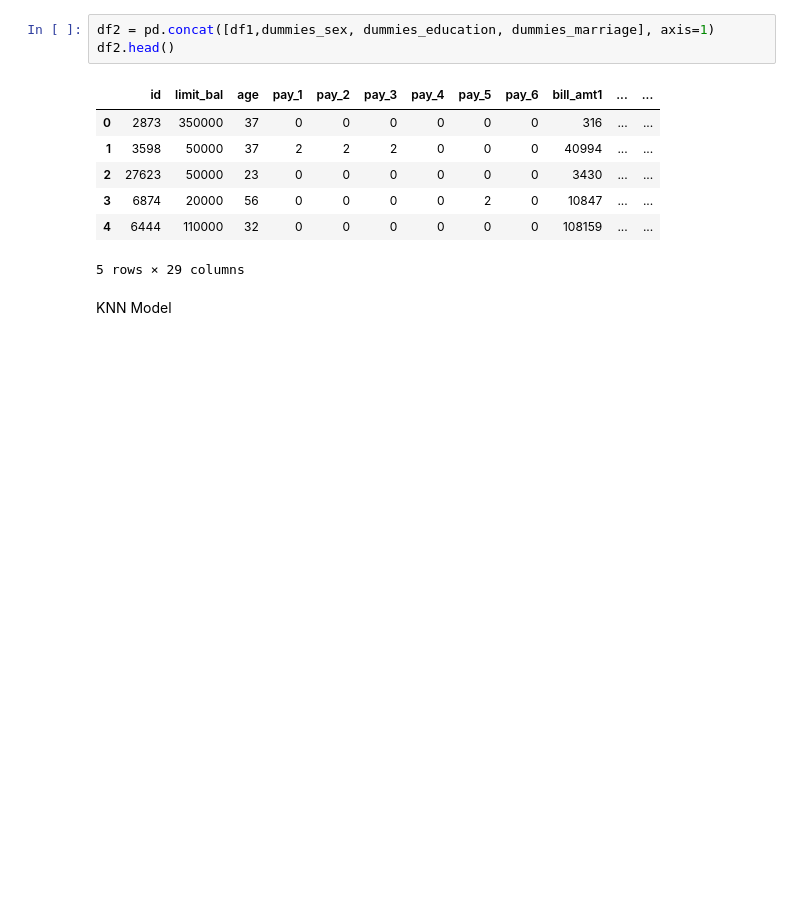
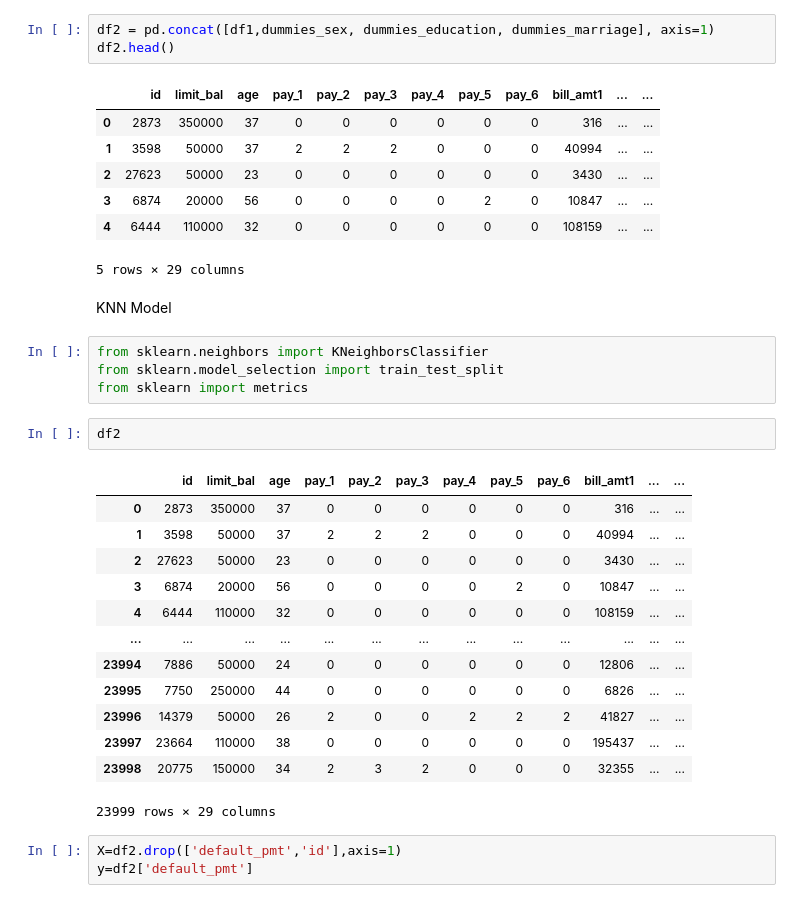
Before and after one commit to jsherpa/ExploringDataSets, a Jupyter notebook: PracticeNotebook.ipynb, the cells around one changed output. Saved outputs shown, nothing was run; the diff lists cells and outputs as text; blank space fills up the shorter version.

```diff
--- a/PracticeNotebook.ipynb
+++ b/PracticeNotebook.ipynb
@@ -127,3 +127,26 @@ df2.head()
 5 rows × 29 columns
 # %% [markdown]
 KNN Model
+# %%
+from sklearn.neighbors import KNeighborsClassifier
+from sklearn.model_selection import train_test_split
+from sklearn import metrics
+# %%
+df2
+# %% [output]
+|  | id | limit_bal | age | pay_1 | pay_2 | pay_3 | pay_4 | pay_5 | pay_6 | bill_amt1 | ... | ... |
+| 0 | 2873 | 350000 | 37 | 0 | 0 | 0 | 0 | 0 | 0 | 316 | ... | ... |
+| 1 | 3598 | 50000 | 37 | 2 | 2 | 2 | 0 | 0 | 0 | 40994 | ... | ... |
+| 2 | 27623 | 50000 | 23 | 0 | 0 | 0 | 0 | 0 | 0 | 3430 | ... | ... |
+| 3 | 6874 | 20000 | 56 | 0 | 0 | 0 | 0 | 2 | 0 | 10847 | ... | ... |
+| 4 | 6444 | 110000 | 32 | 0 | 0 | 0 | 0 | 0 | 0 | 108159 | ... | ... |
+| ... | ... | ... | ... | ... | ... | ... | ... | ... | ... | ... | ... | ... |
+| 23994 | 7886 | 50000 | 24 | 0 | 0 | 0 | 0 | 0 | 0 | 12806 | ... | ... |
+| 23995 | 7750 | 250000 | 44 | 0 | 0 | 0 | 0 | 0 | 0 | 6826 | ... | ... |
+| 23996 | 14379 | 50000 | 26 | 2 | 0 | 0 | 2 | 2 | 2 | 41827 | ... | ... |
+| 23997 | 23664 | 110000 | 38 | 0 | 0 | 0 | 0 | 0 | 0 | 195437 | ... | ... |
+| 23998 | 20775 | 150000 | 34 | 2 | 3 | 2 | 0 | 0 | 0 | 32355 | ... | ... |
+23999 rows × 29 columns
+# %%
+X=df2.drop(['default_pmt','id'],axis=1)
+y=df2['default_pmt']
```
